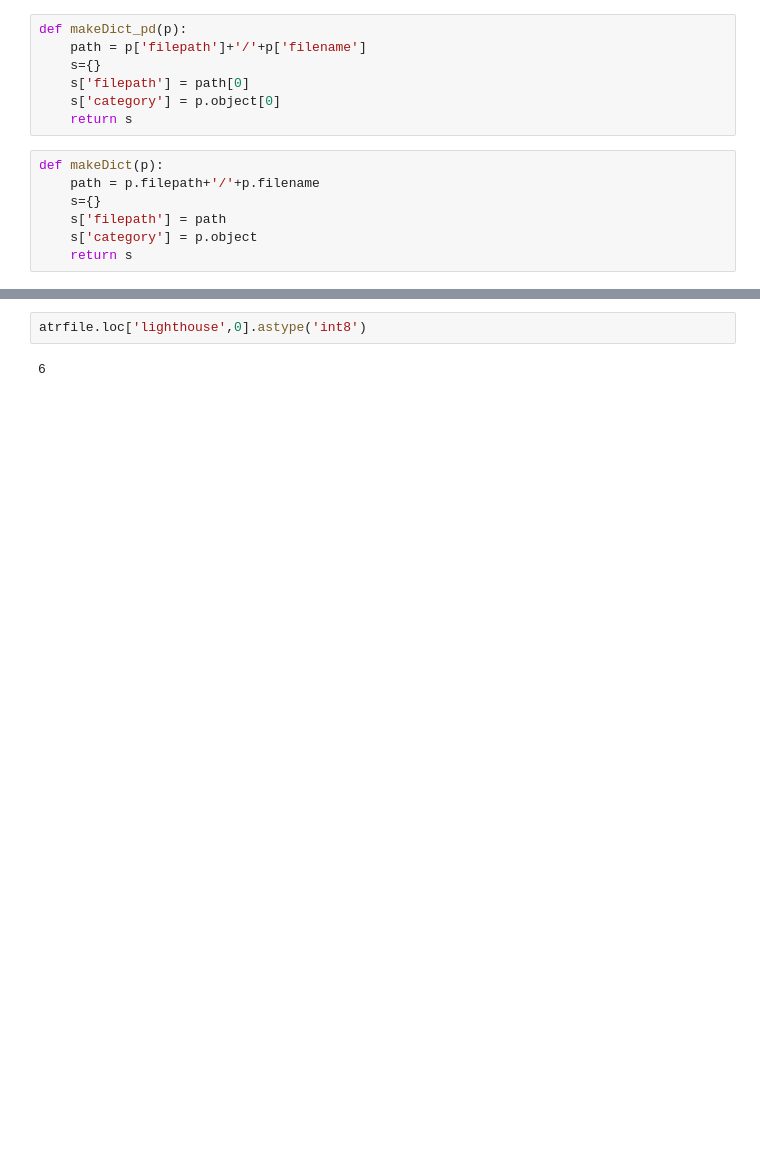
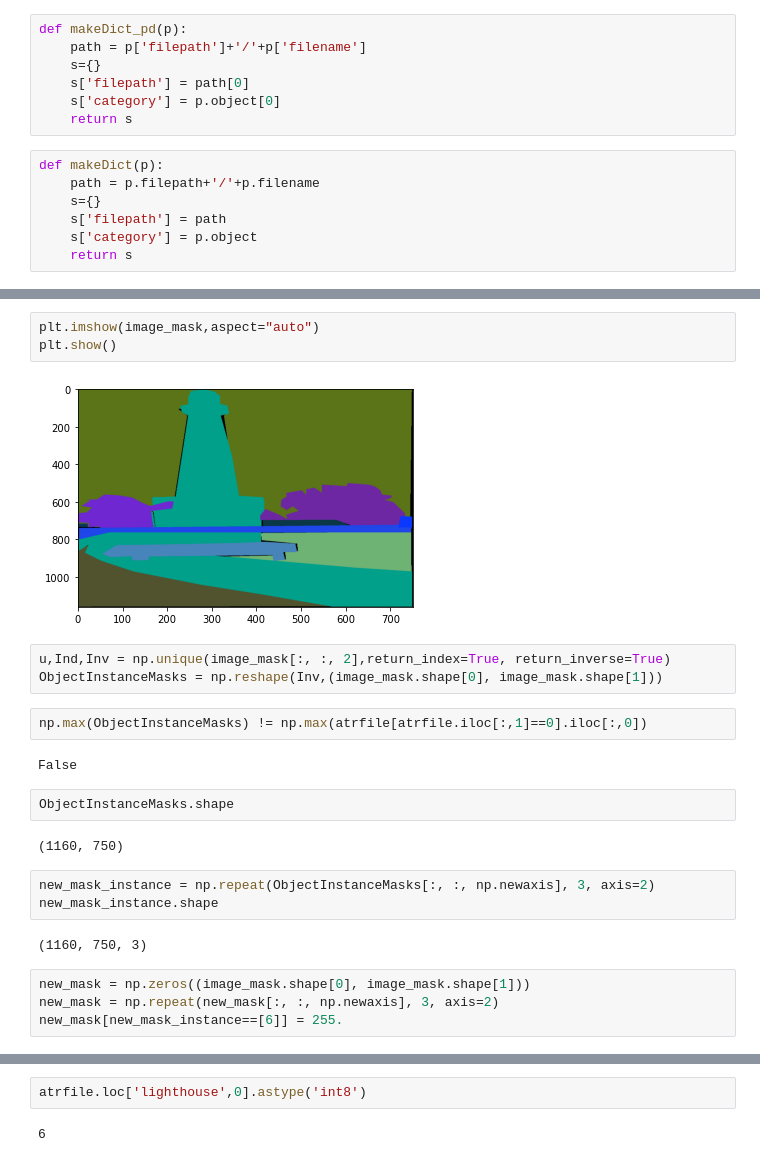
Before and after one commit to cm296/code-00-buildMasks, a Jupyter notebook: Untitled.ipynb, the cells around one changed output, grey strips where cells are left out. Saved outputs shown, nothing was run; the diff lists cells and outputs as text; blank space fills up the shorter version.

```diff
--- a/Untitled.ipynb
+++ b/Untitled.ipynb
@@ -55,0 +70,25 @@ atrfile
+# %%
+plt.imshow(image_mask,aspect="auto")
+plt.show()
+# %% [output]
+[figure, added]
+# %%
+u,Ind,Inv = np.unique(image_mask[:, :, 2],return_index=True, return_inverse=True)
+ObjectInstanceMasks = np.reshape(Inv,(image_mask.shape[0], image_mask.shape[1]))
+# %%
+np.max(ObjectInstanceMasks) != np.max(atrfile[atrfile.iloc[:,1]==0].iloc[:,0])
+# %% [output]
+False
+# %%
+ObjectInstanceMasks.shape
+# %% [output]
+(1160, 750)
+# %%
+new_mask_instance = np.repeat(ObjectInstanceMasks[:, :, np.newaxis], 3, axis=2)
+new_mask_instance.shape
+# %% [output]
+(1160, 750, 3)
+# %%
+new_mask = np.zeros((image_mask.shape[0], image_mask.shape[1]))
+new_mask = np.repeat(new_mask[:, :, np.newaxis], 3, axis=2)
+new_mask[new_mask_instance==[6]] = 255.
```
Also changed, not shown: parts of 15 cells of this notebook, 7 other files.
